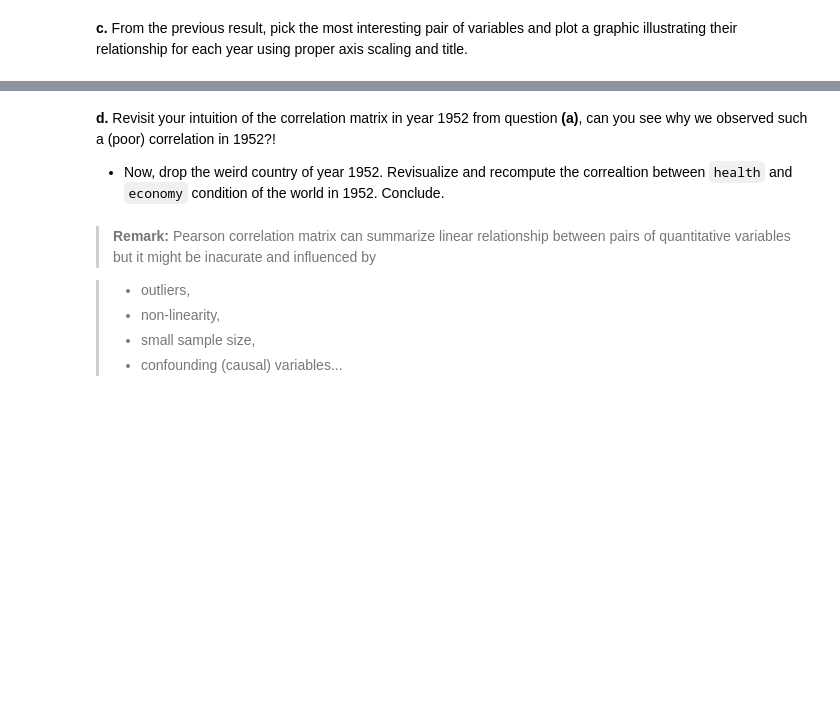
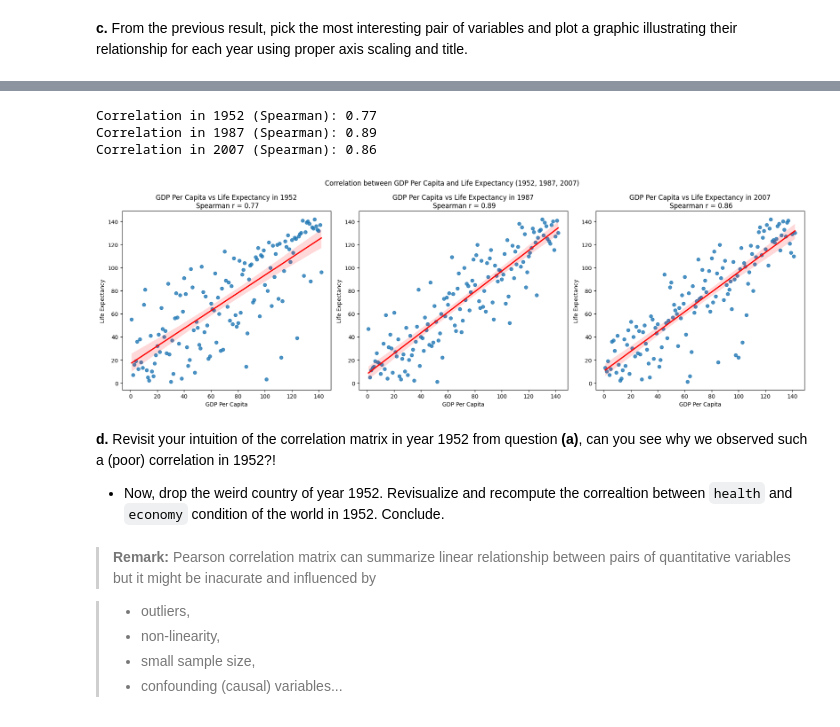
Before and after one commit to LaimengEung/inf-604-data-analysis-i-repo, a Jupyter notebook: Copy_of_Lab5_EDA.ipynb, the cells around one changed output, grey strips where cells are left out. Drawn from its saved outputs; the diff is of its cells as text; code cells hidden in the pictures; blank space fills up the shorter version.

```diff
--- a/Copy_of_Lab5_EDA.ipynb
+++ b/Copy_of_Lab5_EDA.ipynb
@@ -141,3 +160,40 @@ sns.regplot(
+# %%
+import scipy.stats as stats     # import stats to find r of Spearman
+
+fig, axes = plt.subplots(1, 3, figsize=(18, 6))
+
+for ax, data, year in zip(axes, datasets, years):
+    ranked_data = pd.DataFrame(     # create a new df for just ranked data
+        {
+            'gdpPercap_rank': data['gdpPercap'].rank(),     # pandas' method to get rank
+            'lifeExp_rank': data['lifeExp'].rank()
+        }
+    )
+
+    sns.regplot(
+        data=ranked_data,
+        x='gdpPercap_rank',
+        y='lifeExp_rank',
+        ax=ax,
+        line_kws={'color': 'red'}
+    )
+
+    spearman_r, _ = stats.spearmanr(ranked_data['gdpPercap_rank'], ranked_data['lifeExp_rank'])
+    # .spearmanr returns 2 values (statistic (the actual r) and pvalue); we only want statistic (the acutal Spearman's r)
+
+    # ax.set_xscale("log") # no need to scale anymore
+    ax.set_title(f"GDP Per Capita vs Life Expectancy in {year}\n Spearman r = {spearman_r:.2f}")
+    ax.set_xlabel("GDP Per Capita")
+    ax.set_ylabel("Life Expectancy")
+    print(f"Correlation in {year} (Spearman): {spearman_r:.2f}")
+
+plt.suptitle("Correlation between GDP Per Capita and Life Expectancy (1952, 1987, 2007)")
+plt.tight_layout()
+# %% [output]
+Correlation in 1952 (Spearman): 0.77
+Correlation in 1987 (Spearman): 0.89
+Correlation in 2007 (Spearman): 0.86
+[figure, added]
 # %% [markdown]
 **d.** Revisit your intuition of the correlation matrix in year 1952 from question **(a)**, can you see why we observed such a (poor) correlation in 1952?!
 
```
Also changed, not shown: parts of 18 cells of this notebook.
